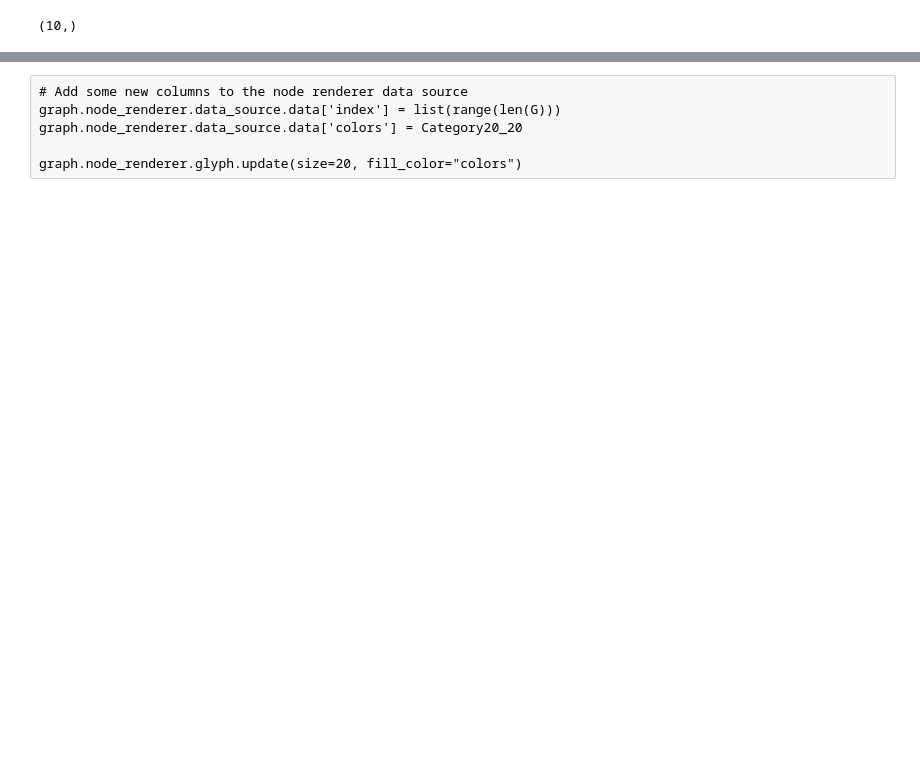
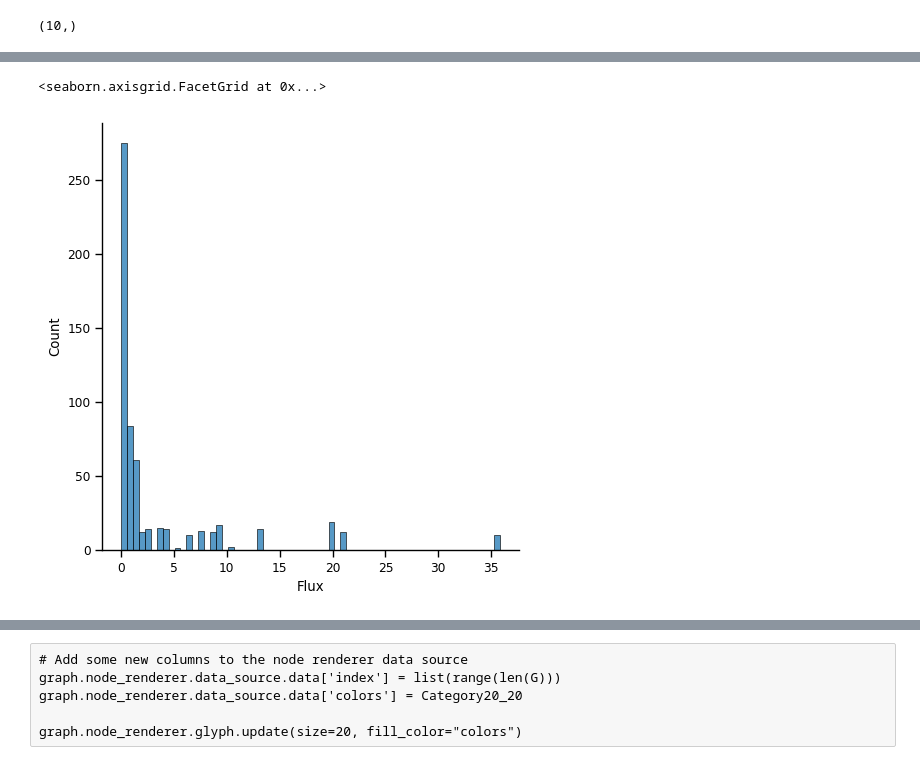
Before and after one commit to wosnat/Prochlorococcus_Model, a Jupyter notebook: N_Starvation/CC1A3_PRO_amino_acids.ipynb, the cells around one changed output, grey strips where cells are left out. Cells and saved outputs as stored; diff of their text form; code cells hidden in the pictures; blank space fills up the shorter version.

```diff
--- a/N_Starvation/CC1A3_PRO_amino_acids.ipynb
+++ b/N_Starvation/CC1A3_PRO_amino_acids.ipynb
@@ -806,3 +812,8 @@ df_paths.head()
 | 2 | 1 | 3 | GuanosineEX | Ammonia | R01230 | Xanthosine-5-phosphate:ammonia li... | 2.303622 | ATP[c] + Ammonia[c] + Xanthosine_... | 0.187664 | ... |
 | 0 | 1 | 1 | L_AspartateEX | L-Aspartate | AspartateTRANS | L_Aspartate Transport | 9.509822 | L_Aspartate[c] <=> L_Aspartate[e] | 0.497644 | ... |
 | 1 | 1 | 2 | L_AspartateEX | Ammonia | R00357 | L-Aspartic acid:oxygen oxidoreduc... | 5.112795 | H2O[c] + L_Aspartate[c] + Oxygen[... | 0.484834 | ... |
+# %%
+sns.displot(df_paths.Flux)
+# %% [output]
+<seaborn.axisgrid.FacetGrid at 0x...>
+[figure, added]
```
Also changed, not shown: parts of 27 cells of this notebook, 11 other files.
